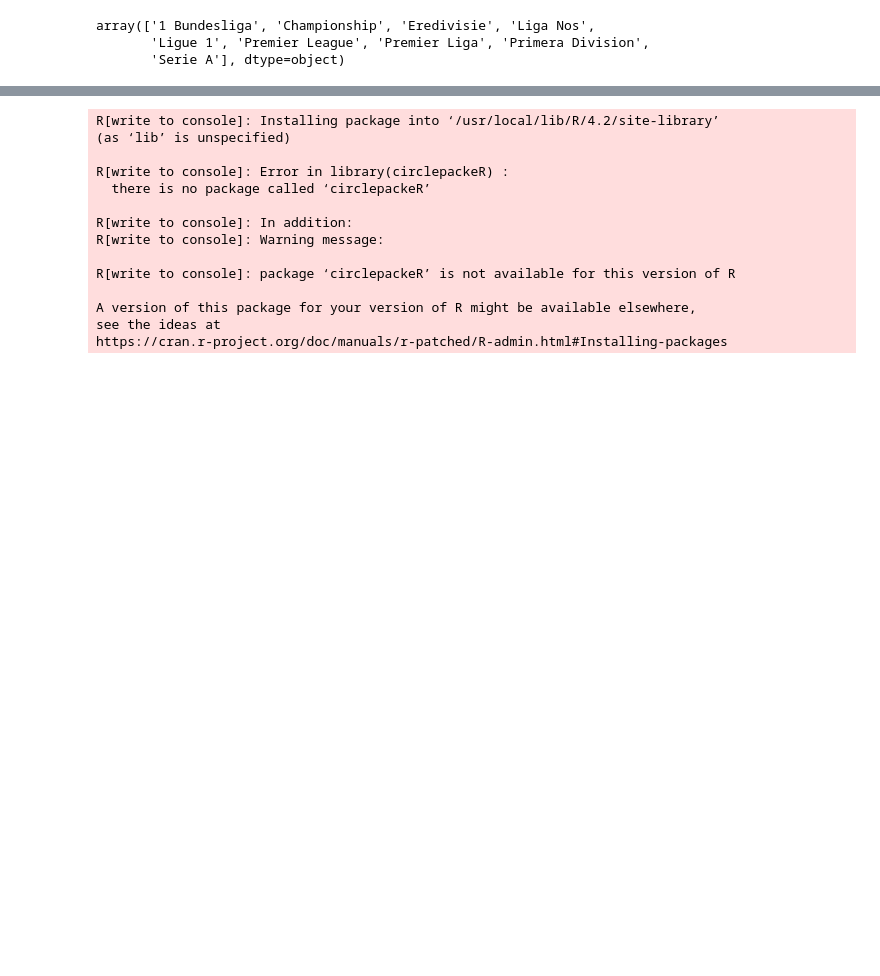
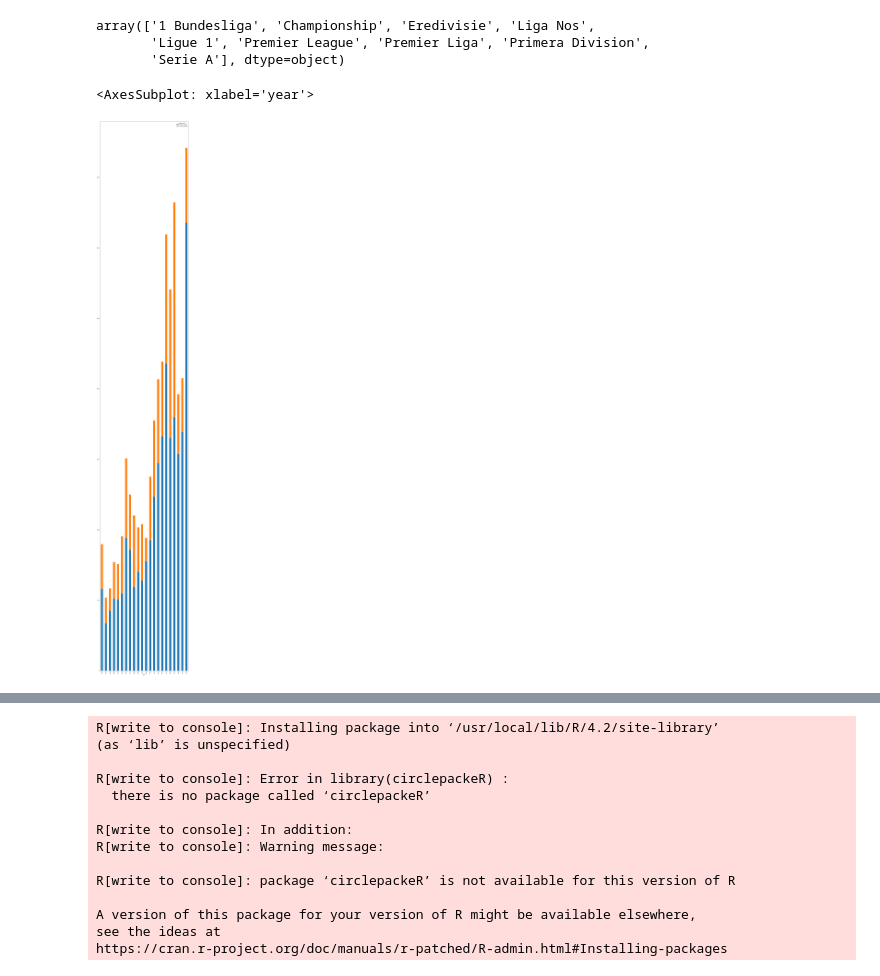
Before and after one commit to AhanPenkar/transfer-analysis, a Jupyter notebook: plot.ipynb, the cells around one changed output, grey strips where cells are left out. Drawn from its saved outputs; the diff is of its cells as text; code cells hidden in the pictures; blank space fills up the shorter version.

```diff
--- a/plot.ipynb
+++ b/plot.ipynb
@@ -70,2 +66,5 @@ df[df['year'] == 2022]
 #replace transfer_period summer with Summer
 df['transfer_period'] = df['transfer_period'].replace('summer', 'Summer')
+# %%
+#filter out years after 1999
+df = df[df['year'] >= 2001]
@@ -79,6 +119,12 @@ df['league_name'].unique()
 array(['1 Bundesliga', 'Championship', 'Eredivisie', 'Liga Nos',
        'Ligue 1', 'Premier League', 'Premier Liga', 'Primera Division',
        'Serie A'], dtype=object)
+# %%
+#show me the yearwise expenditure of the premier league and Primera Division
+df[df['league_name'].isin(['Premier League', 'Primera Division'])].groupby(['year', 'league_name'])['fee_cleaned'].sum().unstack().plot(kind='bar', stacked=True)
+# %% [output]
+<AxesSubplot: xlabel='year'>
+[figure, added]
 # %%
 %%R
 
```
Also changed, not shown: parts of 16 cells of this notebook, 4 other files.
